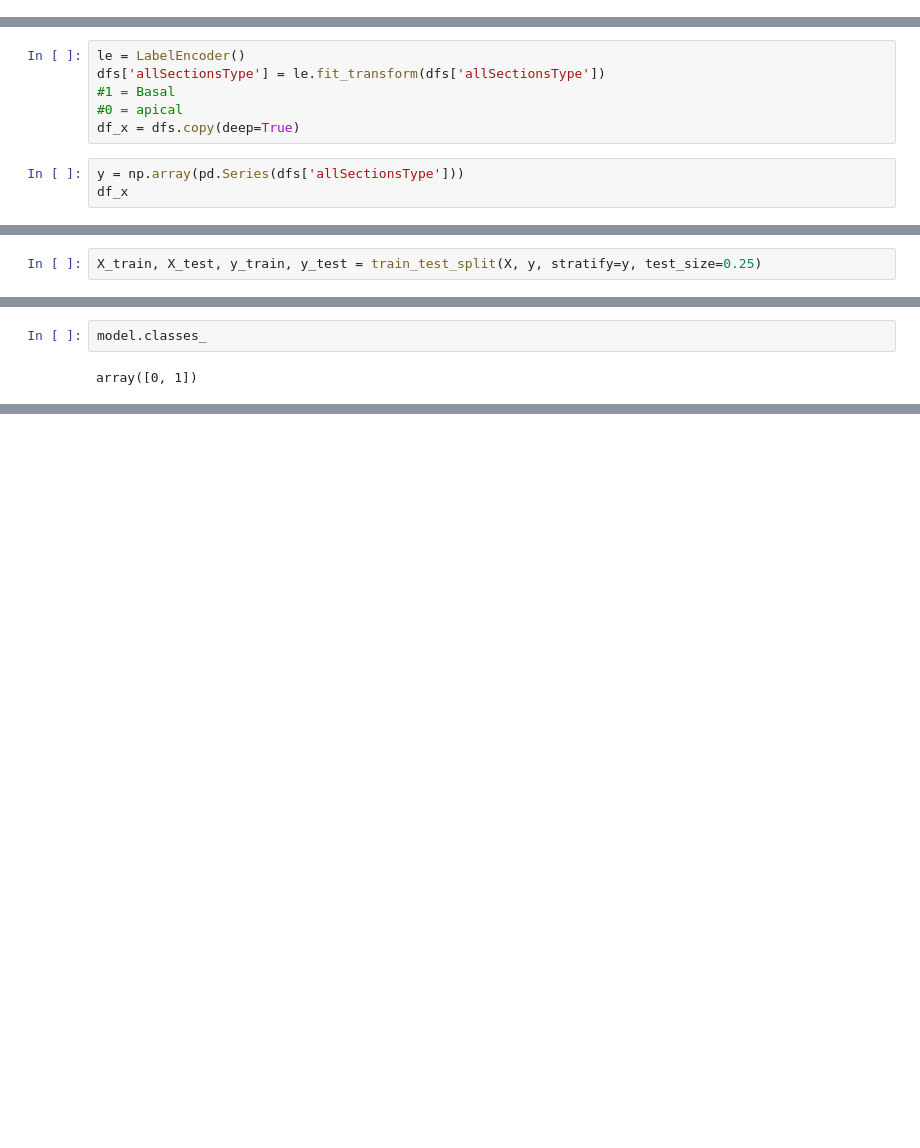
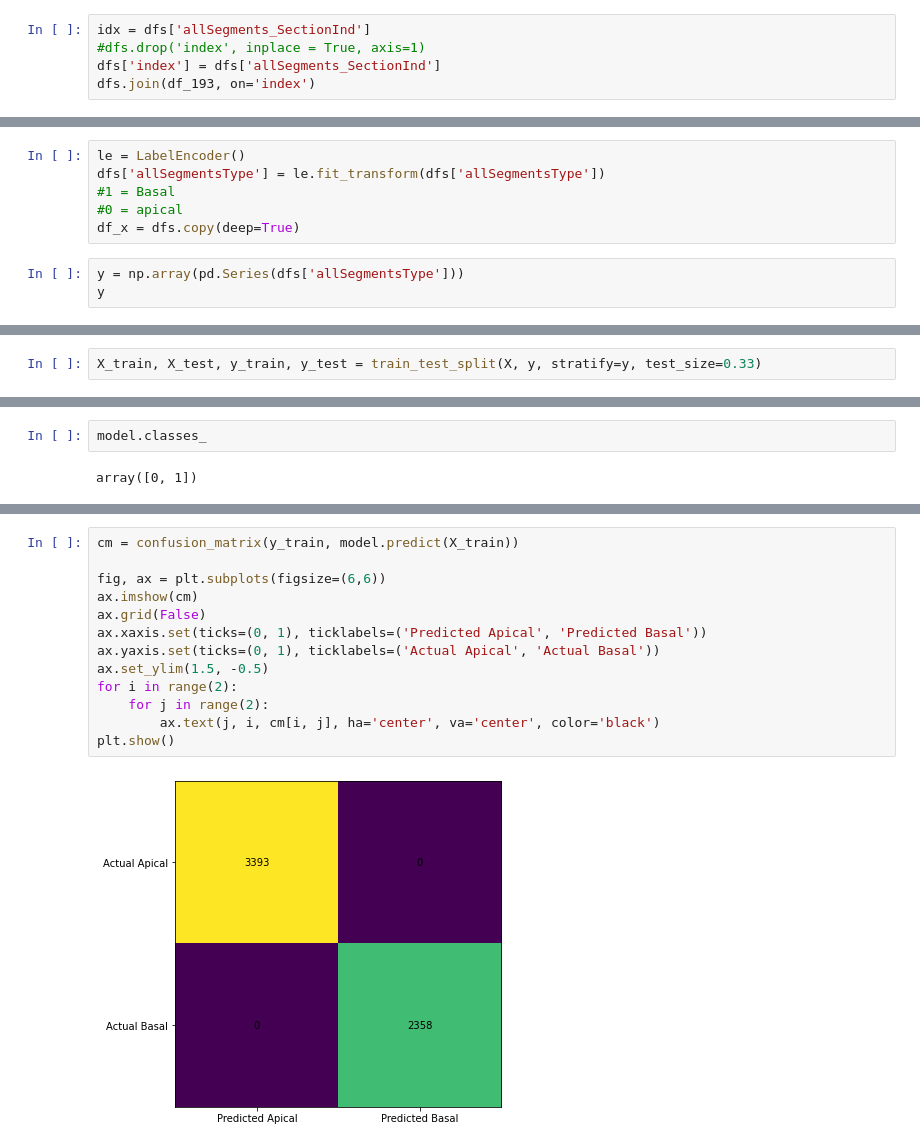
Before and after one commit to TaraBlackburn/neural-netting, a Jupyter notebook: src/ML_on_neuron.ipynb, the cells around one changed output, grey strips where cells are left out. Drawn from its saved outputs; the diff is of its cells as text; blank space fills up the shorter version.

Commit message:
df join

```diff
--- a/src/ML_on_neuron.ipynb
+++ b/src/ML_on_neuron.ipynb
@@ -95,0 +157,5 @@ dfs = multi_df(test_files)
+# %%
+idx = dfs['allSegments_SectionInd']
+#dfs.drop('index', inplace = True, axis=1)
+dfs['index'] = dfs['allSegments_SectionInd']
+dfs.join(df_193, on='index')
@@ -96,10 +169,10 @@ dfs = multi_df(test_files)
 # %%
 le = LabelEncoder()
-dfs['allSectionsType'] = le.fit_transform(dfs['allSectionsType'])
+dfs['allSegmentsType'] = le.fit_transform(dfs['allSegmentsType'])
 #1 = Basal
 #0 = apical
 df_x = dfs.copy(deep=True)
 # %%
-y = np.array(pd.Series(dfs['allSectionsType']))
-df_x
+y = np.array(pd.Series(dfs['allSegmentsType']))
+y
 # %% [output]
@@ -121,5 +198,5 @@ X = df_x
 # %%
-X_train, X_test, y_train, y_test = train_test_split(X, y, stratify=y, test_size=0.25)
+X_train, X_test, y_train, y_test = train_test_split(X, y, stratify=y, test_size=0.33)
 # %%
 lr = LogisticRegression()
 model = lr.fit(X_train, y_train)
@@ -157,0 +256,15 @@ model_score
+# %%
+cm = confusion_matrix(y_train, model.predict(X_train))
+
+fig, ax = plt.subplots(figsize=(6,6))
+ax.imshow(cm)
+ax.grid(False)
+ax.xaxis.set(ticks=(0, 1), ticklabels=('Predicted Apical', 'Predicted Basal'))
+ax.yaxis.set(ticks=(0, 1), ticklabels=('Actual Apical', 'Actual Basal'))
+ax.set_ylim(1.5, -0.5)
+for i in range(2):
+    for j in range(2):
+        ax.text(j, i, cm[i, j], ha='center', va='center', color='black')
+plt.show()
+# %% [output]
+[figure, added]
```
Also changed, not shown: parts of 25 cells of this notebook.
